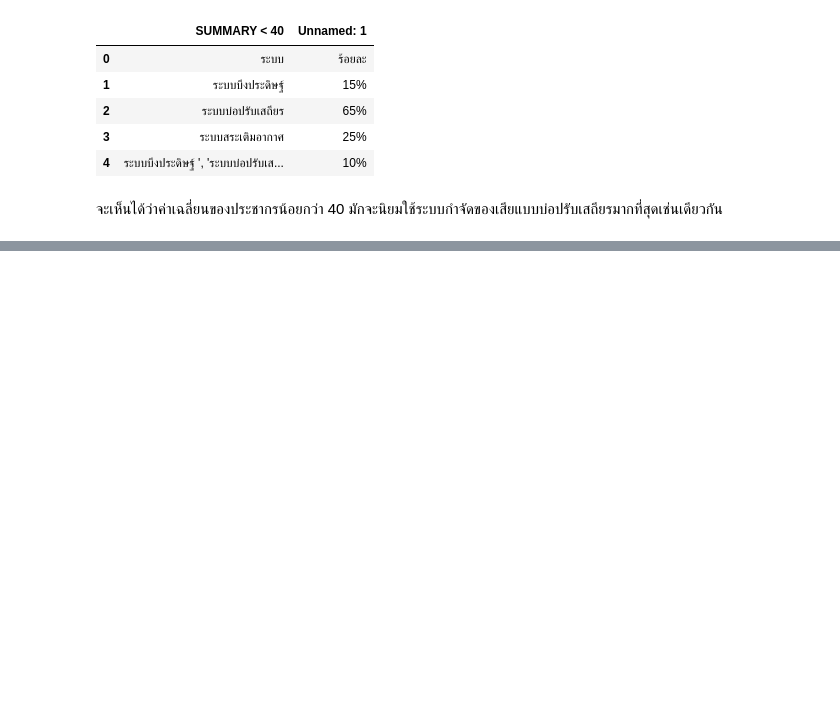
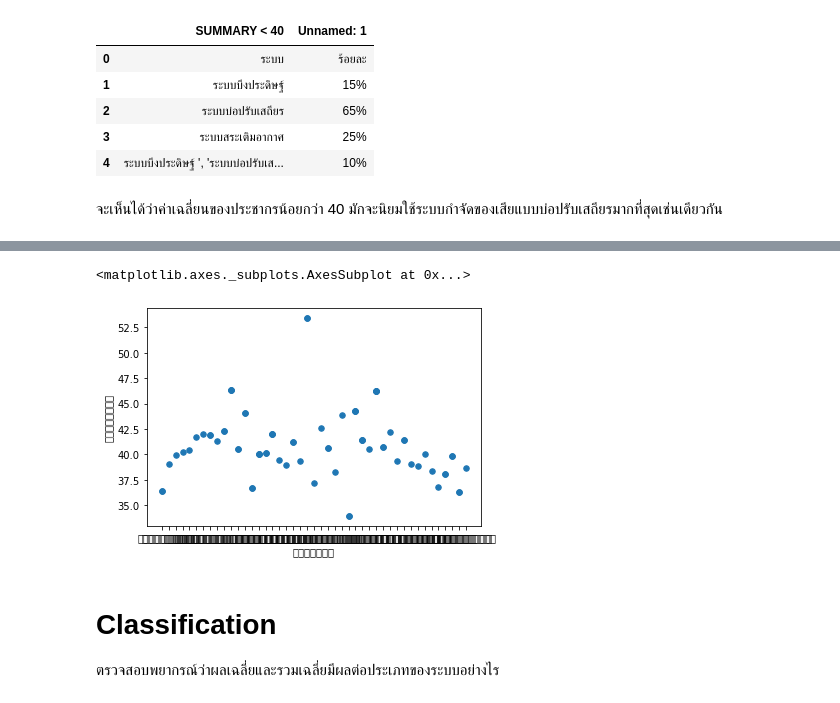
Before and after one commit to moneypitak/DWDM21, a Jupyter notebook: Project_Group.ipynb, the cells around one changed output, grey strips where cells are left out. Saved outputs shown, nothing was run; the diff lists cells and outputs as text; code cells hidden in the pictures; blank space fills up the shorter version.

```diff
--- a/Project_Group.ipynb
+++ b/Project_Group.ipynb
@@ -522,0 +551,9 @@ summary_2
+# %%
+table_3.plot.scatter('จังหวัด','ผลเฉลี่ย', s = 30)
+# %% [output]
+<matplotlib.axes._subplots.AxesSubplot at 0x...>
+[figure, added]
+# %% [markdown]
+# Classification
+
+ตรวจสอบพยากรณ์ว่าผลเฉลี่ยและรวมเฉลี่ยมีผลต่อประเภทของระบบอย่างไร
```
Also changed, not shown: parts of 88 cells of this notebook.
